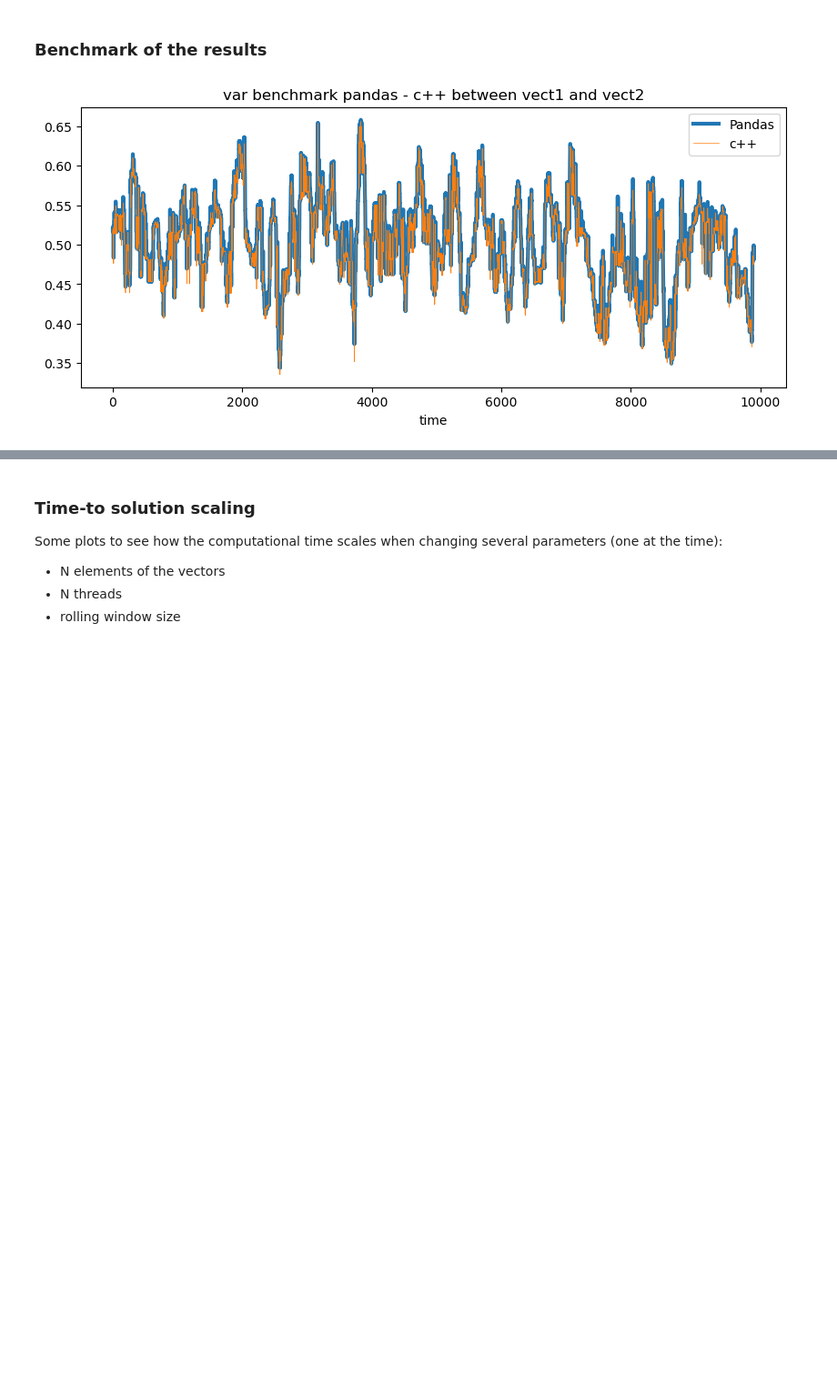
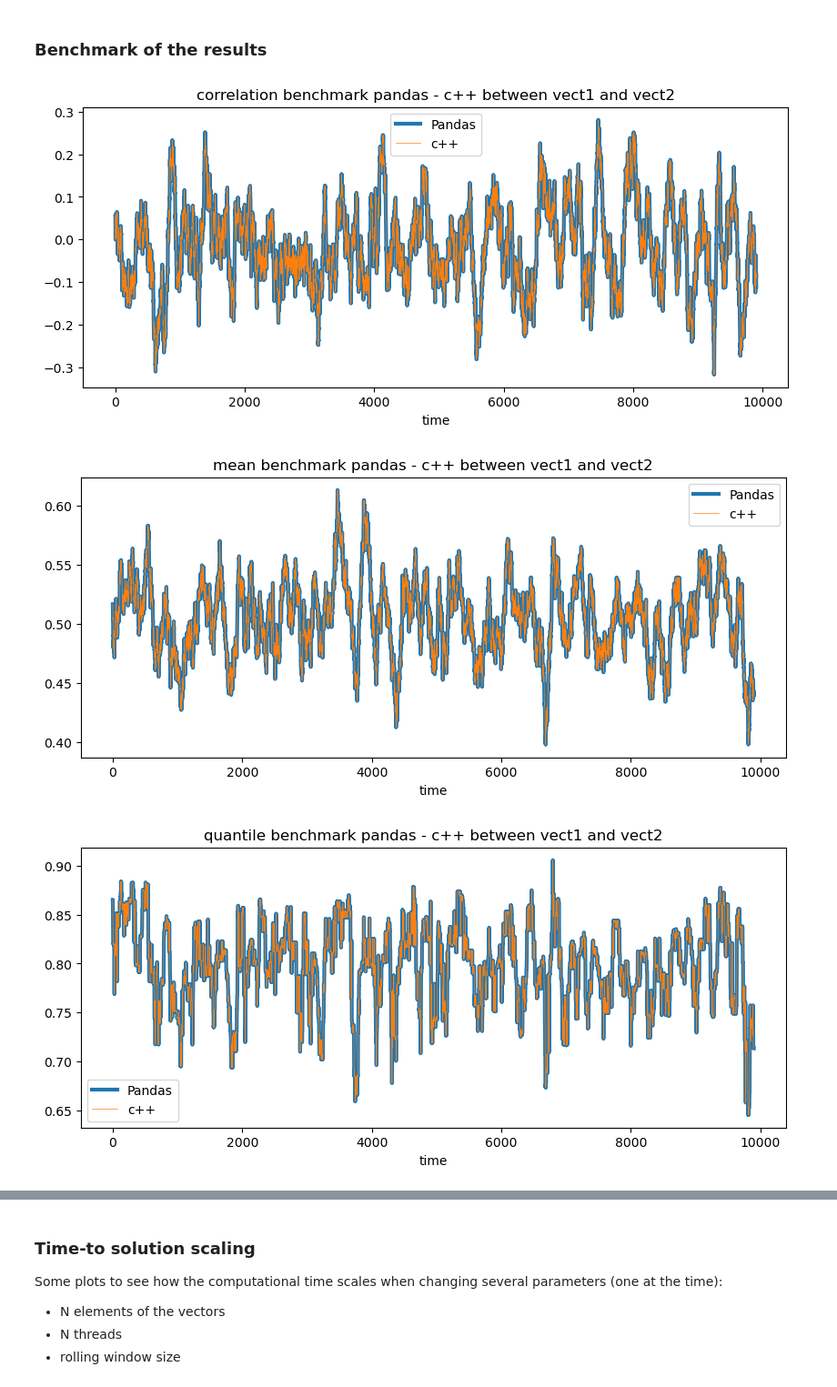
Before and after one commit to giovadg/statistic-parallel-opt, a Jupyter notebook: compare_timings.ipynb, the cells around one changed output, grey strips where cells are left out. Shown at 91% size. Drawn from its saved outputs; the diff is of its cells as text; code cells hidden in the pictures; blank space fills up the shorter version.

```diff
--- a/compare_timings.ipynb
+++ b/compare_timings.ipynb
@@ -13,14 +13,14 @@ read_csv_cpp = True #True: process in the c++ libr the same vectors produced wit
                     # time benchmark of the performance is the same with True or False
                     # (valuated only on the computational part, no I/O)
 
-do_mean = 0     # if one want the benchmark to be done on mean
-do_var  = 0     # if one want the benchmark to be done on var
-do_corr = 0     # if one want the benchmark to be done on corr
-do_qnt = 1      # if one want the benchmark to be done on quantile
+do_mean = 1     # if one want the benchmark to be done on mean
+do_var  = 1     # if one want the benchmark to be done on var
+do_corr = 1     # if one want the benchmark to be done on corr
+do_qnt  = 1      # if one want the benchmark to be done on quantile
 
 compile_cpp = True
 N_vect     = 2
-n_elements = 10**4
+n_elements = 10**6
 # generate N_vect random vectors
 for ii in range(N_vect):
     dummy = np.random.rand(n_elements)
@@ -47,7 +47,7 @@ def write_file(filename, vect):
 # %%
 import time
 window_size = 100
-q           = 0.5
+q           = 0.8
 
 start_pd = time.perf_counter()
 
@@ -57,9 +57,8 @@ if do_var==1:
     rolling_var          = vect.rolling(window=window_size).var()
 if do_corr==1:
     rolling_corr         = vect.rolling(window=window_size).corr()
-
 if do_qnt==1:
-    rolling_q = vect.rolling(window=window_size).quantile(q)
+    rolling_q            = vect.rolling(window=window_size).quantile(q, interpolation="lower")
 
 
 
@@ -69,9 +68,9 @@ print(f"Rolling stats with Pandas: {end_pd - start_pd:.4f} secondi")
 N_threads = 4
 if (read_csv_cpp):
     write_file("file.bin",vect)
-    !.\test.exe path=.\file.bin w={window_size} num_threads={N_threads} do_corr={do_corr} do_qnt={do_qnt} q={str(q)} do_mean={do_mean} do_var={do_var} Ntest_speed=5 > stdout
+    !.\test.exe path=.\file.bin w={window_size} num_threads={N_threads} do_corr={do_corr} do_qnt={do_qnt} q={str(q)} do_mean={do_mean} do_var={do_var} Ntest_speed=3 > stdout
 else:
-    !.\test.exe n_vect={N_vect} n={vect.shape[0]} w={window_size} num_threads={N_threads}  do_qnt={do_qnt} q={str(q)} do_corr={do_corr} do_mean={do_mean} do_var={do_var} Ntest_speed=5 > stdout
+    !.\test.exe n_vect={N_vect} n={vect.shape[0]} w={window_size} num_threads={N_threads}  do_qnt={do_qnt} q={str(q)} do_corr={do_corr} do_mean={do_mean} do_var={do_var} Ntest_speed=3 > stdout
 
 df = pd.read_csv("timing.csv", sep=";")
 print("Rolling stats c++ with different methods:\n")
@@ -129,7 +126,7 @@ if read_csv_cpp: # it makes sense only if using the same data
         plt.plot(rolling_mean.loc[mask_index, "0"].values,linewidth=3.0,label="Pandas")
         plt.plot(mean[0,0:-window_size],linewidth=0.5,label="c++")
         plt.xlabel("time")
-        plt.title("var benchmark pandas - c++ between vect1 and vect2");
+        plt.title("mean benchmark pandas - c++ between vect1 and vect2");
         plt.legend()
 
     if  do_qnt == 1:
@@ -137,33 +134,35 @@ if read_csv_cpp: # it makes sense only if using the same data
         with open(fname, "rb") as f:
             n_vect  = int(np.fromfile(f, dtype=np.int32, count=1)[0])
             n_el    = int(np.fromfile(f, dtype=np.uint64, count=1)[0])
             data    = np.fromfile(f, count=n_vect * n_el )
 
         mean = data.reshape((n_vect, n_el))
 
         plt.figure(figsize=(10,4))
         mask_index = rolling_q.index>=window_size-1
         plt.plot(rolling_q.loc[mask_index, "0"].values,linewidth=3.0,label="Pandas")
         plt.plot(mean[0,0:-window_size],linewidth=0.5,label="c++")
         plt.xlabel("time")
-        plt.title("var benchmark pandas - c++ between vect1 and vect2");
+        plt.title("quantile benchmark pandas - c++ between vect1 and vect2");
         plt.legend()
 
     if  do_var == 1:
         fname = "variance.bin"
         with open(fname, "rb") as f:
             n_vect  = int(np.fromfile(f, dtype=np.int32, count=1)[0])
             n_el    = int(np.fromfile(f, dtype=np.uint64, count=1)[0])
             data    = np.fromfile(f, count=n_vect * n_el )
 
         var = data.reshape((n_vect, n_el))
 
         plt.figure(figsize=(10,4))
         mask_index = rolling_var.index>=window_size-1
         plt.plot(rolling_var.loc[mask_index, "0"].values,linewidth=3.0,label="Pandas")
         plt.plot(var[0,0:-window_size],linewidth=0.5,label="c++")
         plt.xlabel("time")
-        plt.title("mean benchmark pandas - c++ between vect1 and vect2");
+        plt.title("variance benchmark pandas - c++ between vect1 and vect2");
         plt.legend()
 # %% [output]
-[figure, old version]
+[figure, new version]
+[figure, added]
+[figure, added]
```
Also changed, not shown: parts of 7 cells of this notebook, 3 other files.
